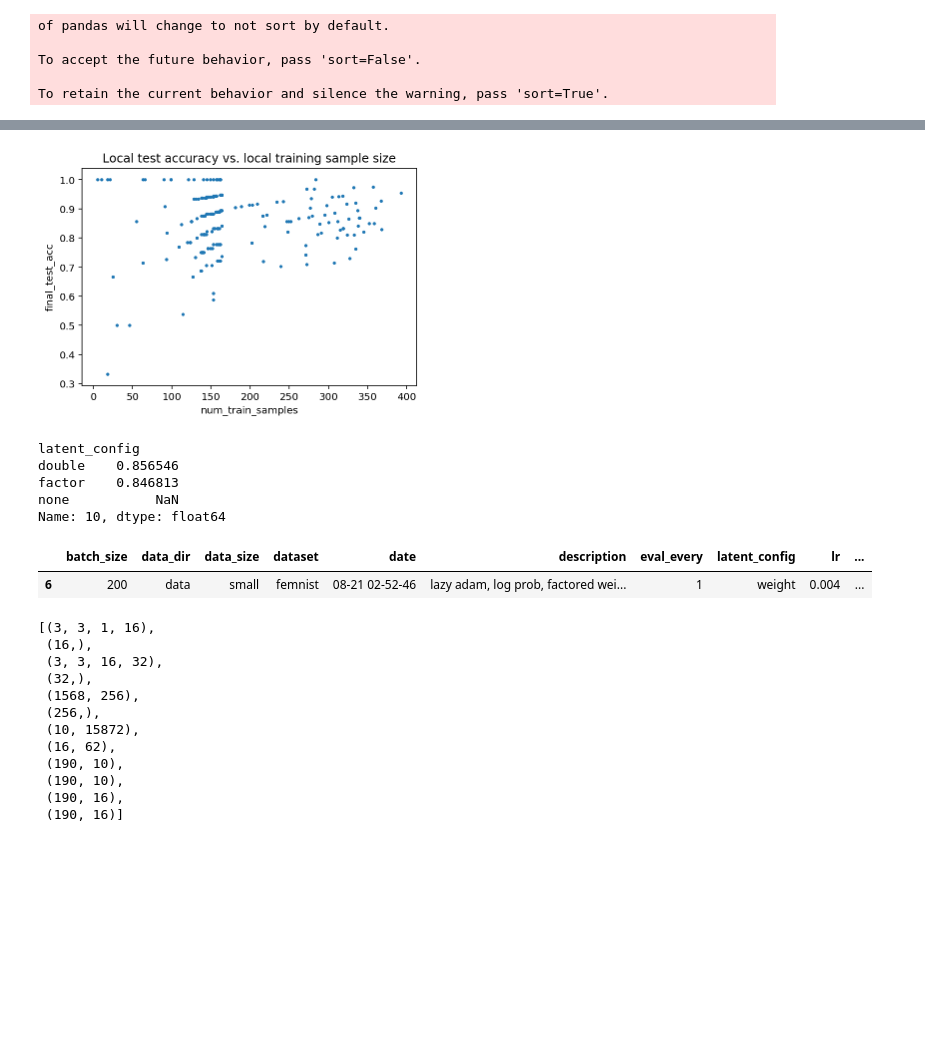
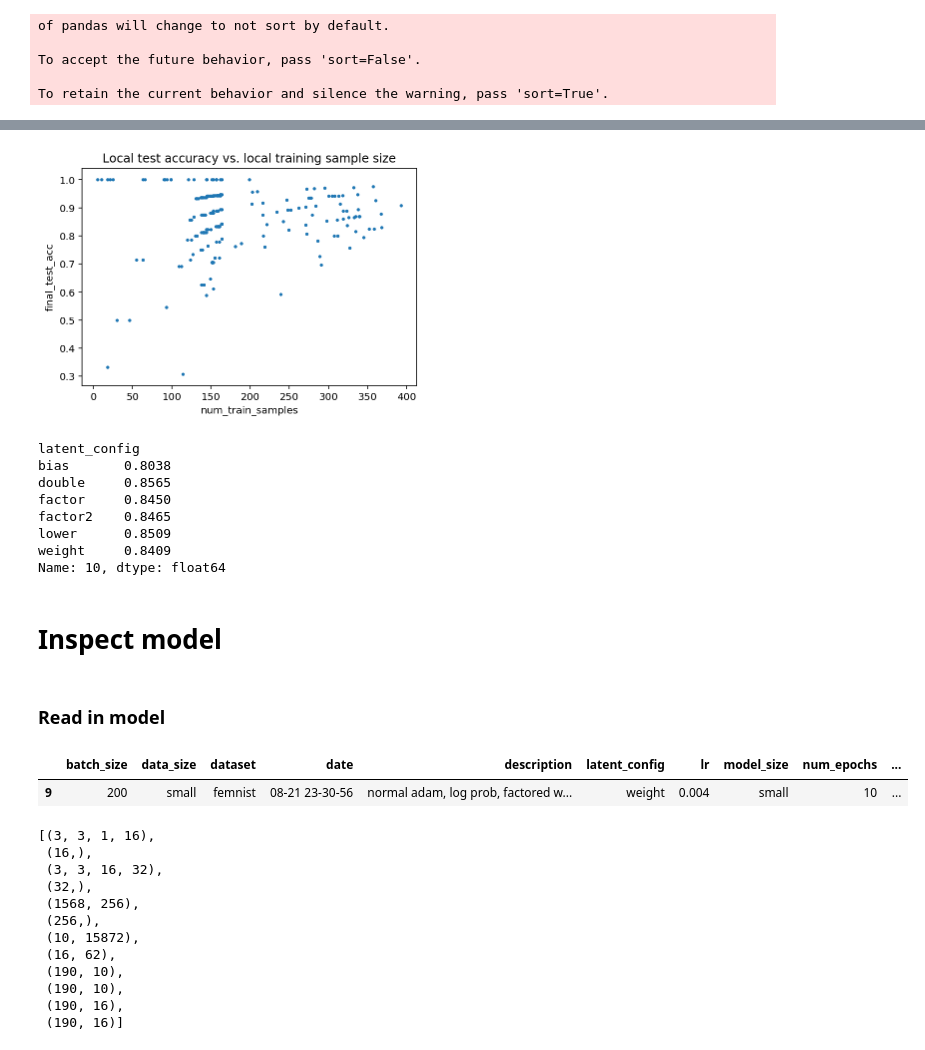
Before and after one commit to milesaturpin/latent-variable-nn, a Jupyter notebook: notebooks/femnist_results.ipynb, the cells around one changed output, grey strips where cells are left out. Drawn from its saved outputs; the diff is of its cells as text; code cells hidden in the pictures; blank space fills up the shorter version.

```diff
--- a/notebooks/femnist_results.ipynb
+++ b/notebooks/femnist_results.ipynb
@@ -109,2 +118,3 @@ display(temp[[col for col in temp if col not in ['description']] + ['description
 # %%
 directories = !cd ../experiments/femnist; ls -d -- */
+directories = directories[-14:]
@@ -113,7 +121,3 @@ directories = !cd ../experiments/femnist; ls -d -- */
-# %%
-directories = directories[2:3]
-# %%
-directories = directories[-7:]
 # %%
 results_df_list = []
 hyperparams = []
@@ -148,7 +152,7 @@ for exp_dir in directories:
         if mod_hyper['description'] is None:
             mod_hyper['description']=-1
         try:
-            mod_hyper['latent_config']
+            blub = mod_hyper['latent_config']
         except:
             mod_hyper['latent_config']='NA'
         mod_hyperparams.append(mod_hyper)
@@ -319,27 +250,34 @@ hyper_df.head(1)
 1 rows × 190 columns
 # %%
-config_num = 1
+config_num = 9
 pd.concat([hyper_df.loc[config_num].tail(1).reset_index(drop=True).T[0].rename('final_test_acc'),
            samples_per_writer], axis=1).plot.scatter(x='num_train_samples', y='final_test_acc', s=5)
 plt.title('Local test accuracy vs. local training sample size');
 # %% [output]
-[figure, old version]
+[figure, new version]
 # %%
 hyper_df.pipe(inner_transpose).groupby(level=8).mean()[10]
 # %% [output]
 latent_config
-double    0.856546
-factor    0.846813
-none           NaN
+bias       0.8038
+double     0.8565
+factor     0.8450
+factor2    0.8465
+lower      0.8509
+weight     0.8409
 Name: 10, dtype: float64
+# %% [markdown]
+# Inspect model
+# %% [markdown]
+### Read in model
 # %%
-config_num = 6
-display(config_df.loc[config_num].to_frame().T)
+config_num = 9
+display(config_df.loc[config_num].to_frame().T.drop(['data_dir', 'eval_every', 'testing', 'print_freq', 'seed'],axis=1))
 with open(os.path.join('../experiments/femnist', directories[config_num], 'model_weights.pickle'), 'rb') as f:
     model_weights=pickle.load(f)
 # %% [output]
-|  | batch_size | data_dir | data_size | dataset | date | description | eval_every | latent_config | lr | ... |
-| 6 | 200 | data | small | femnist | 08-21 02-52-46 | lazy adam, log prob, factored wei... | 1 | weight | 0.004 | ... |
+|  | batch_size | data_size | dataset | date | description | latent_config | lr | model_size | num_epochs | ... |
+| 9 | 200 | small | femnist | 08-21 23-30-56 | normal adam, log prob, factored w... | weight | 0.004 | small | 10 | ... |
 # %%
 [x.shape for x in model_weights]
 # %% [output]
```
Also changed, not shown: parts of 70 cells of this notebook.
